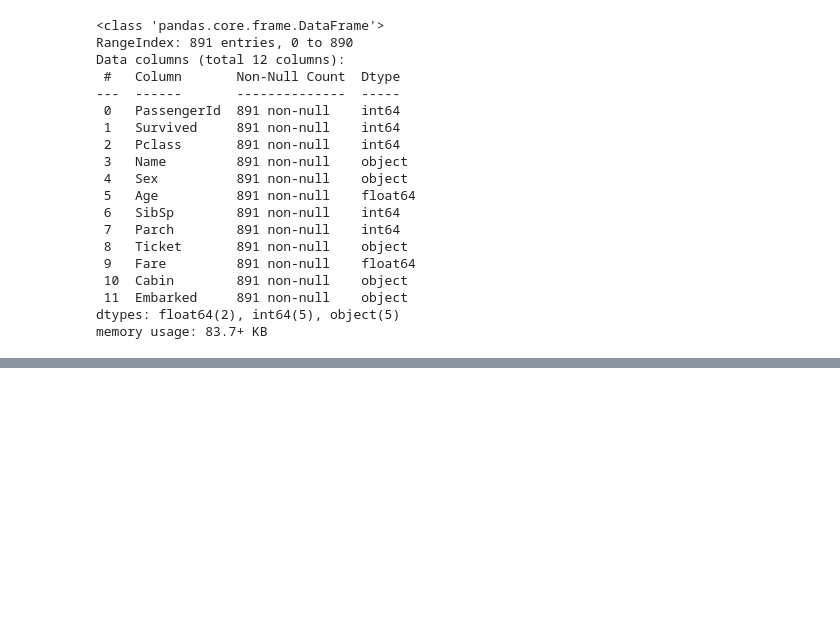
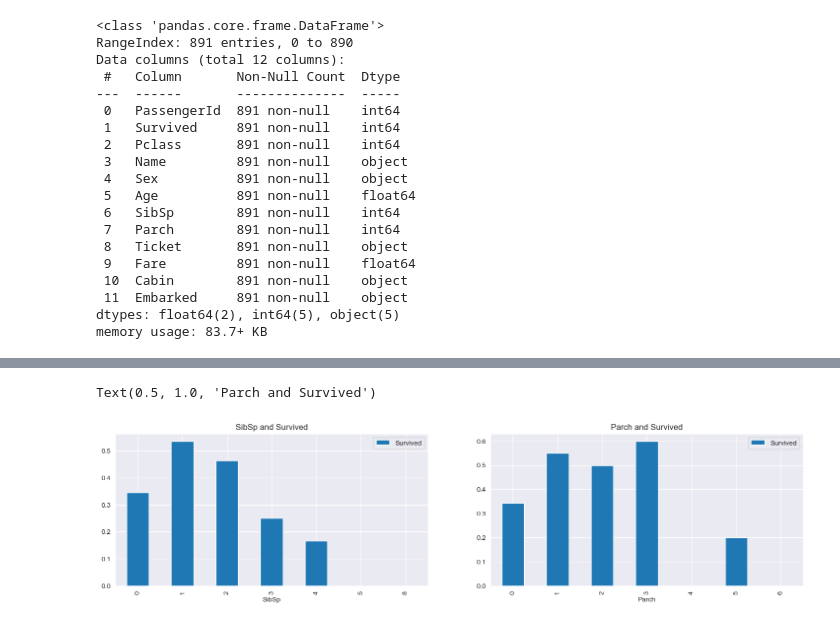
Before and after one commit to YulinCHEN-CS/Titanic, a Jupyter notebook: titanic_data.ipynb, the cells around one changed output, grey strips where cells are left out. Cells and saved outputs as stored; diff of their text form; code cells hidden in the pictures; blank space fills up the shorter version.

```diff
--- a/titanic_data.ipynb
+++ b/titanic_data.ipynb
@@ -214,0 +258,11 @@ sns.barplot(x='Name_length', y='Survived', data=name_length)
+# %%
+#no. of parch and SibSp with Survived
+fig, ax = plt.subplots(1,2, figsize=(18,4))
+train_data[['SibSp', 'Survived']].groupby('SibSp').mean().plot.bar(ax=ax[0])
+ax[0].set_title('SibSp and Survived')
+
+train_data[['Parch', 'Survived']].groupby('Parch').mean().plot.bar(ax = ax[1])
+ax[1].set_title('Parch and Survived')
+# %% [output]
+Text(0.5, 1.0, 'Parch and Survived')
+[figure, added]
```
Also changed, not shown: parts of 16 cells of this notebook.
